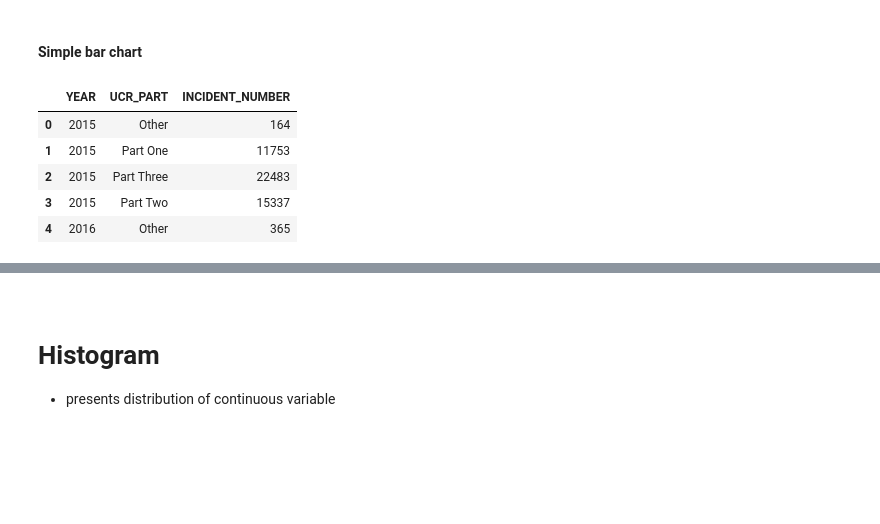
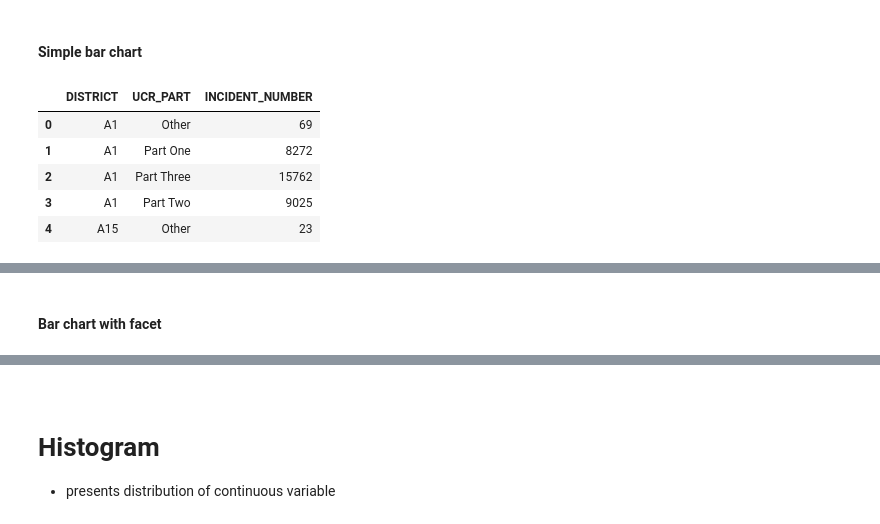
Before and after one commit to tang0614/Introduction-to-plotly.express, a Jupyter notebook: express.ipynb, the cells around one changed output, grey strips where cells are left out. Drawn from its saved outputs; the diff is of its cells as text; code cells hidden in the pictures; blank space fills up the shorter version.

```diff
--- a/express.ipynb
+++ b/express.ipynb
@@ -278,2 +257,4 @@ fig.show()
 * go.Scatter can be used both for plotting points (makers) or lines, depending on the value of mode. The different options of go.Scatter are documented in its reference page.
+# %%
+df['SHOOTING'] =df['SHOOTING'].replace(np.nan,'N')
 # %%
@@ -389,16 +363,16 @@ Method .ptp is deprecated and will be removed in a future version. Use numpy.ptp
 # %% [markdown]
 #### Simple bar chart
 # %%
-df_bar2 = df.groupby(['YEAR','UCR_PART'])['INCIDENT_NUMBER'].nunique().reset_index()
+df_bar = df.groupby(['DISTRICT','UCR_PART'])['INCIDENT_NUMBER'].nunique().reset_index()
 # %%
-df_bar2.head()
+df_bar.head()
 # %% [output]
-|  | YEAR | UCR_PART | INCIDENT_NUMBER |
-| 0 | 2015 | Other | 164 |
-| 1 | 2015 | Part One | 11753 |
-| 2 | 2015 | Part Three | 22483 |
-| 3 | 2015 | Part Two | 15337 |
-| 4 | 2016 | Other | 365 |
+|  | DISTRICT | UCR_PART | INCIDENT_NUMBER |
+| 0 | A1 | Other | 69 |
+| 1 | A1 | Part One | 8272 |
+| 2 | A1 | Part Three | 15762 |
+| 3 | A1 | Part Two | 9025 |
+| 4 | A15 | Other | 23 |
 # %%
 fig = px.bar(df_bar, x="UCR_PART", y="INCIDENT_NUMBER", color="DISTRICT", barmode="group",
             title='Number of crime for different parts and district')
@@ -410,3 +384,5 @@ fig.show()
 # can add facet_col or facet_row
 # %% [output]
 [interactive output not drawn]
+# %% [markdown]
+#### Bar chart with facet
```
Also changed, not shown: parts of 60 cells of this notebook.
